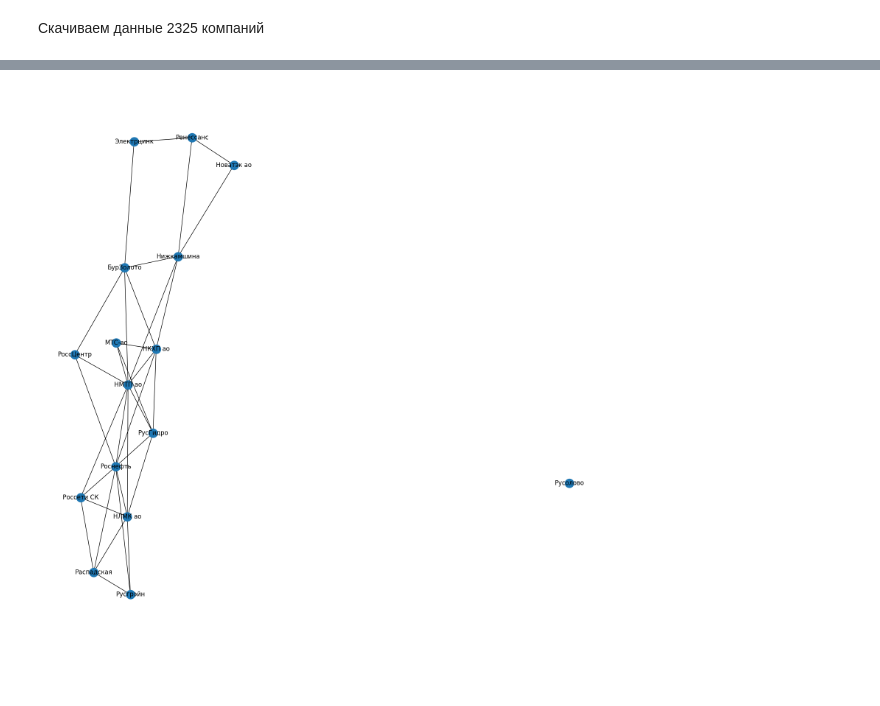
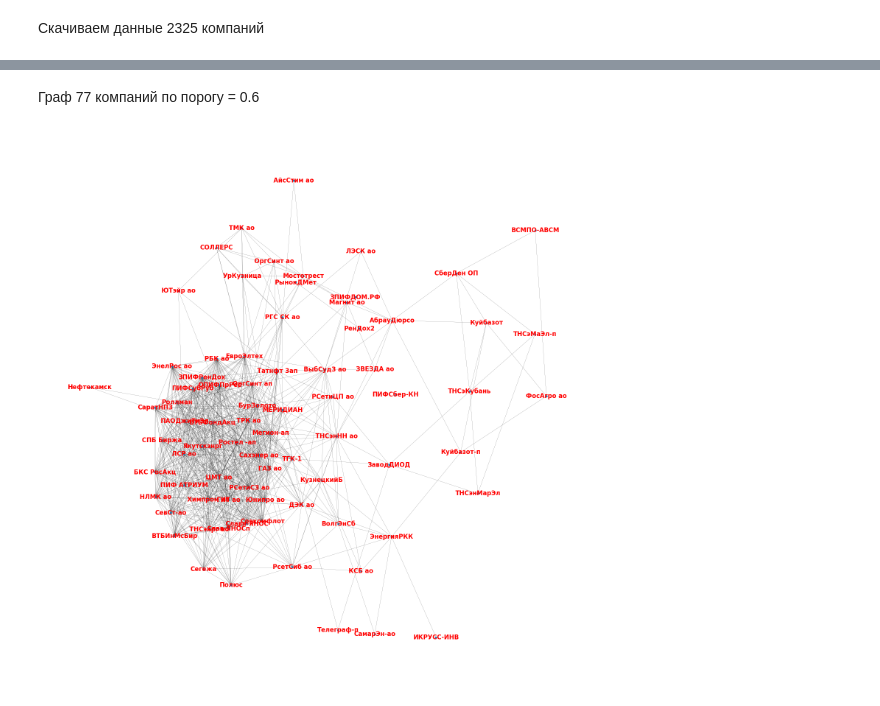
Before and after one commit to bitcoineazy/Network_Models, a Jupyter notebook: Теория_графов/06_tickers.ipynb, the cells around one changed output, grey strips where cells are left out. Saved outputs shown, nothing was run; the diff lists cells and outputs as text; code cells hidden in the pictures; blank space fills up the shorter version.

Commit message:
06 tickers

```diff
--- a/Теория_графов/06_tickers.ipynb
+++ b/Теория_графов/06_tickers.ipynb
@@ -134,23 +153,24 @@ import networkx as nx
 G = nx.Graph()
 
 # добавление вершин (акций)
-tickers = df['<TICKER>'].unique()
+tickers = filtered_groups['<TICKER>'].unique()
 for ticker in tickers:
     G.add_node(ticker)
 
 # добавление ребер (корреляций)
 corr_threshold = 0.6 # пороговое значение коэффициента корреляции
 for i in range(len(tickers)):
+    print(i)
     for j in range(i+1, len(tickers)):
         ticker1 = tickers[i]
 
         ticker2 = tickers[j]
-        print(ticker1, ticker2)
-        x = df[df['<TICKER>']==ticker1]['<CLOSE>']
-        y = df[df['<TICKER>']==ticker2]['<CLOSE>']
+        # print(ticker1, ticker2)
+        x = filtered_groups[filtered_groups['<TICKER>']==ticker1]['<CLOSE>']
+        y = filtered_groups[filtered_groups['<TICKER>']==ticker2]['<CLOSE>']
         corr, _ = pearsonr(x, y)
         # corr = df[df['<TICKER>']==ticker1]['<CLOSE>'].corr(df[df['<TICKER>']==ticker2]['<CLOSE>'])
-        print(corr)
+        # print(corr)
         if corr > corr_threshold:
             G.add_edge(ticker1, ticker2, weight=corr)
 
@@ -184,0 +205,28 @@ for clique in max_cliques:
+# %%
+import pandas as pd
+import networkx as nx
+
+# создание таблицы
+corr_thresholds = [0.1, 0.3, 0.5, 0.7, 0.9]
+table = pd.DataFrame(columns=['Порог', 'Число акций', 'Перечень акций', 'Представленные отрасли'])
+
+for corr_threshold in corr_thresholds:
+    # создание графа
+    G = nx.Graph()
+    tickers = data['<TICKER>'].unique()
+    for ticker in tickers:
+        G.add_node(ticker)
+    for i in range(len(tickers)):
+        for j in range(i+1, len(tickers)):
+            ticker1 = tickers[i]
+            ticker2 = tickers[j]
+            corr = data[data['<TICKER>']==ticker1]['<CLOSE>'].corr(data[data['<TICKER>']==ticker2]['<CLOSE>'])
+            if corr > corr_threshold:
+                G.add_edge(ticker1, ticker2, weight=corr)
+    # заполнение таблицы
+    nodes = list(G.nodes())
+    subsectors = [sectors[sectors['<TICKER>']==node]['<SECTOR>'].iloc[0] for node in nodes]
+    table.loc[len(table)] = [corr_threshold, len(nodes), ', '.join(nodes), ', '.join(set(subsectors))]
+
+# вывод таблицы
+print(table)
@@ -270,10 +283,14 @@ len(max_cliques)
+# %% [markdown]
+Граф 77 компаний по порогу = 0.6
 # %%
 import matplotlib.pyplot as plt
+import networkx as nx
 
 plt.figure(figsize=(15, 15))
-layout = nx.layout.spring_layout(G)
+# layout = nx.layout.circular_layout(G)
+layout = nx.kamada_kawai_layout(G)
 
-nx.draw(G, with_labels=True, pos=layout)
+nx.draw(G, with_labels=True, node_size=10, font_size=12, pos=layout, font_color="red", font_weight="bold", width=0.15)
 plt.show()
 # %% [output]
-[figure, old version]
+[figure, new version]
```
Also changed, not shown: parts of 33 cells of this notebook.
